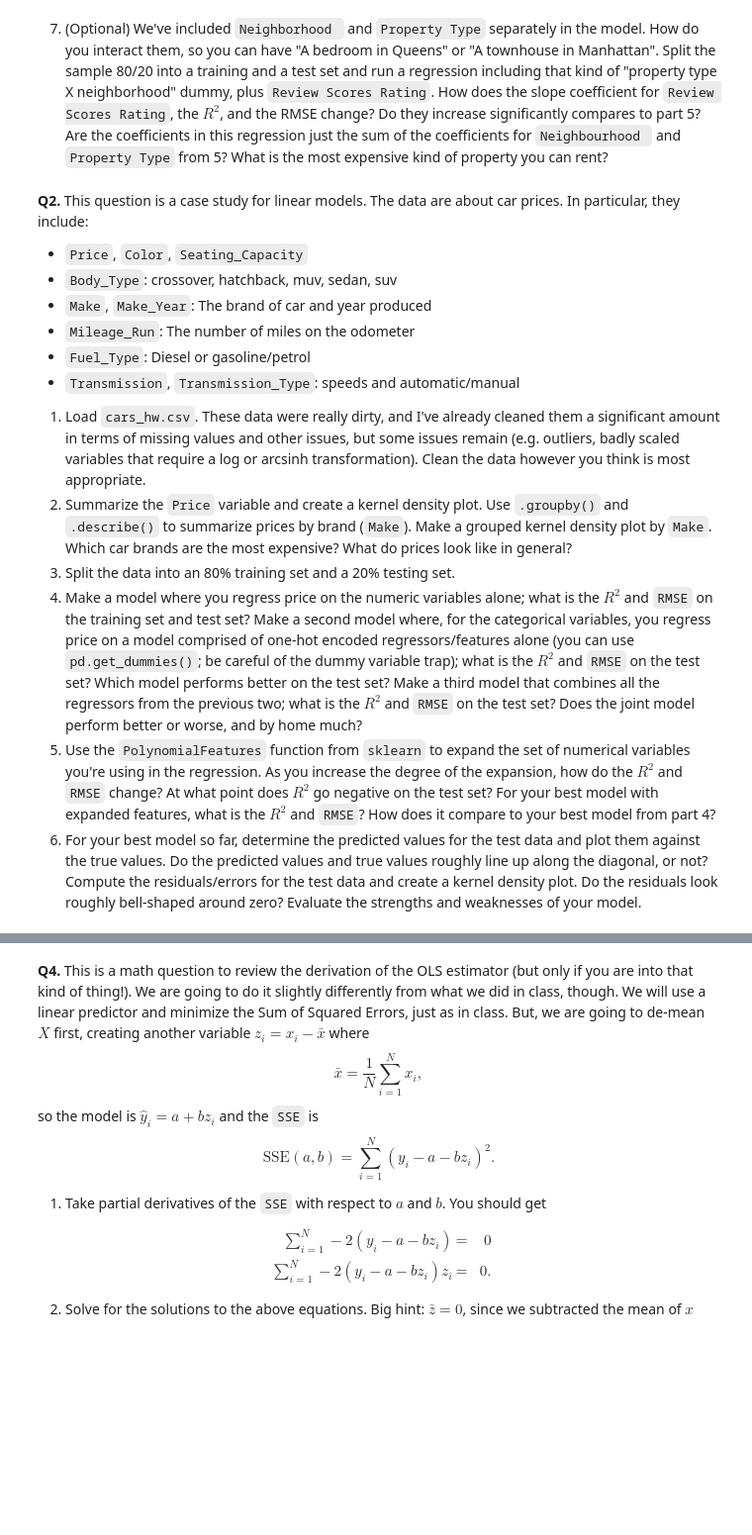
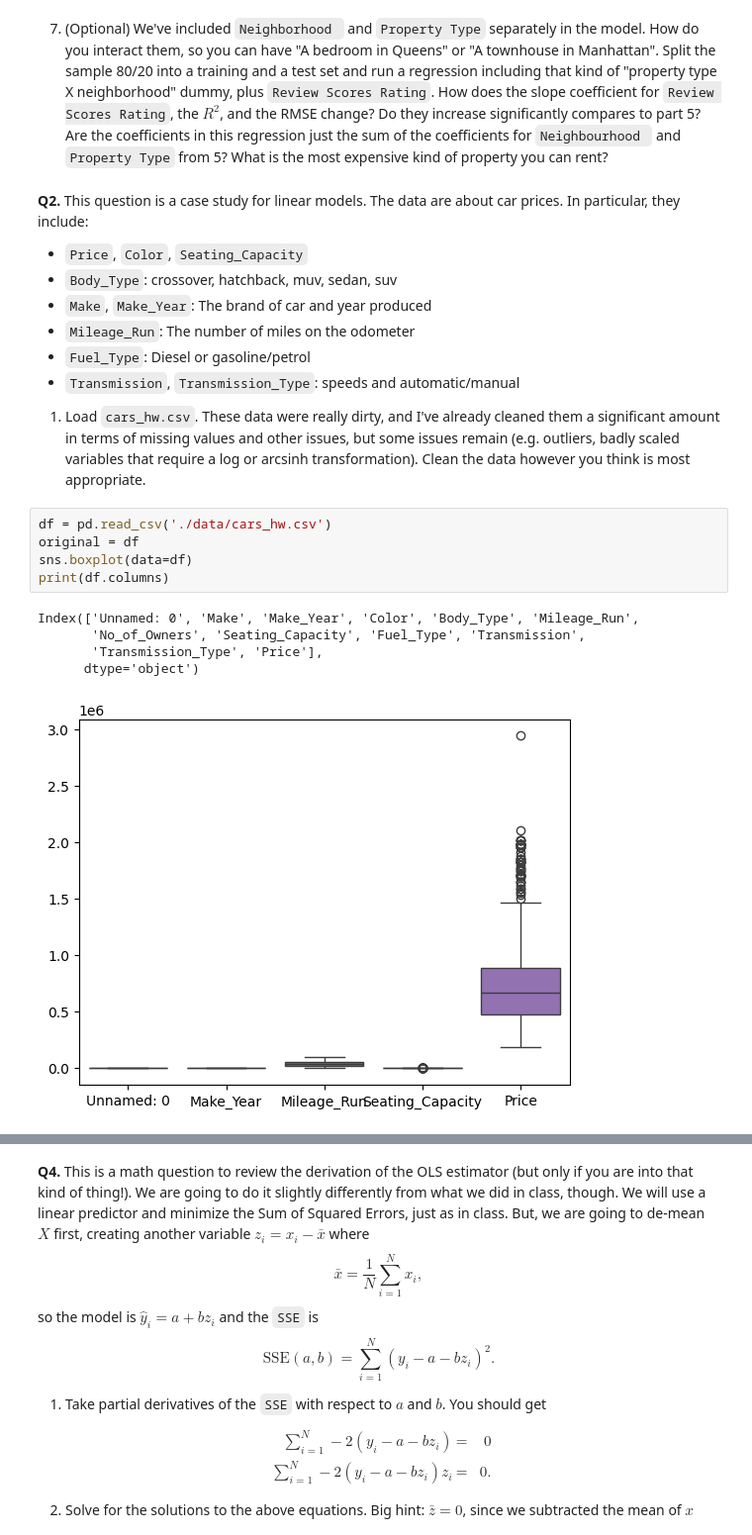
Before and after one commit to rushvi2/linearRegression, a Jupyter notebook: assignment.ipynb, the cells around one changed output, grey strips where cells are left out. Shown at 99% size. Saved outputs shown, nothing was run; the diff lists cells and outputs as text; blank space fills up the shorter version.

```diff
--- a/assignment.ipynb
+++ b/assignment.ipynb
@@ -197,8 +199,14 @@ The coefficient goes from 1.03 to 0.6 for Review Scores Rating. This indicates t
   - `Transmission`, `Transmission_Type`:  speeds and automatic/manual
 
   1. Load `cars_hw.csv`. These data were really dirty, and I've already cleaned them a significant amount in terms of missing values and other issues, but some issues remain (e.g. outliers, badly scaled variables that require a log or arcsinh transformation). Clean the data however you think is most appropriate.
-  2. Summarize the `Price` variable and create a kernel density plot. Use `.groupby()` and `.describe()` to summarize prices by brand (`Make`). Make a grouped kernel density plot by `Make`. Which car brands are the most expensive? What do prices look like in general?
-  3. Split the data into an 80% training set and a 20% testing set.
-  4. Make a model where you regress price on the numeric variables alone; what is the $R^2$ and `RMSE` on the training set and test set? Make a second model where, for the categorical variables, you regress price on a model comprised of one-hot encoded regressors/features alone (you can use `pd.get_dummies()`; be careful of the dummy variable trap); what is the $R^2$ and `RMSE` on the test set? Which model performs better on the test set? Make a third model that combines all the regressors from the previous two; what is the $R^2$ and `RMSE` on the test set? Does the joint model perform better or worse, and by home much?
-  5. Use the `PolynomialFeatures` function from `sklearn` to expand the set of numerical variables you're using in the regression. As you increase the degree of the expansion, how do the $R^2$ and `RMSE` change? At what point does $R^2$ go negative on the test set? For your best model with expanded features, what is the $R^2$ and `RMSE`? How does it compare to your best model from part 4?
-  6. For your best model so far, determine the predicted values for the test data and plot them against the true values. Do the predicted values and true values roughly line up along the diagonal, or not? Compute the residuals/errors for the test data and create a kernel density plot. Do the residuals look roughly bell-shaped around zero? Evaluate the strengths and weaknesses of your model.
+# %%
+df = pd.read_csv('./data/cars_hw.csv')
+original = df
+sns.boxplot(data=df)
+print(df.columns)
+# %% [output]
+Index(['Unnamed: 0', 'Make', 'Make_Year', 'Color', 'Body_Type', 'Mileage_Run',
+       'No_of_Owners', 'Seating_Capacity', 'Fuel_Type', 'Transmission',
+       'Transmission_Type', 'Price'],
+      dtype='object')
+[figure, added]
```
Also changed, not shown: parts of 24 cells of this notebook.
